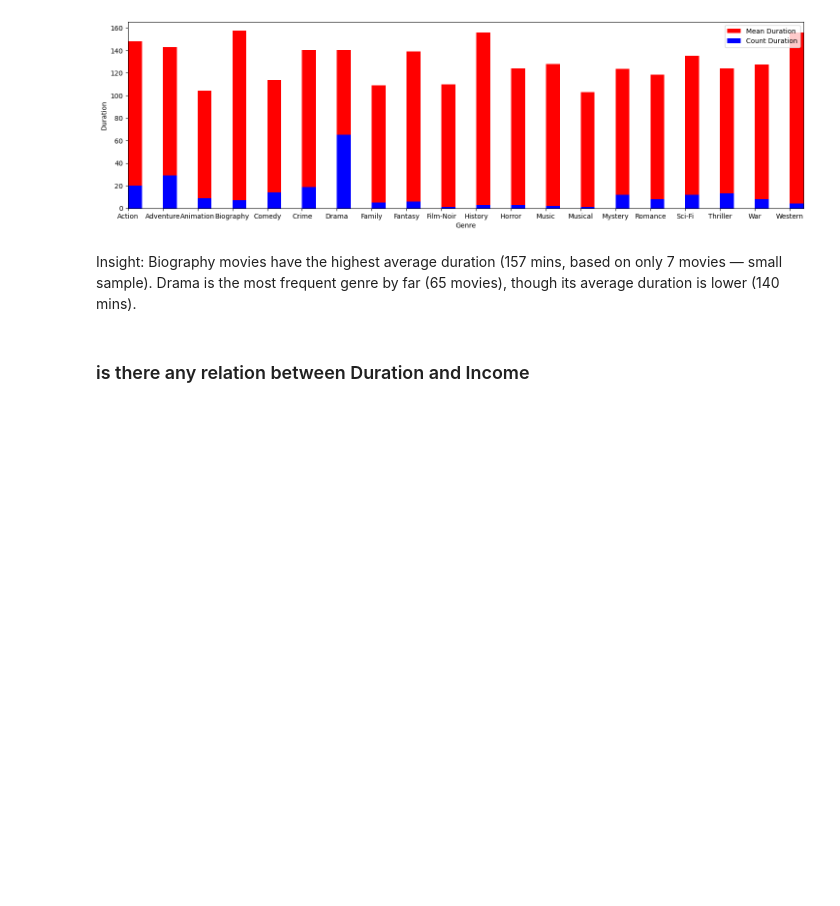
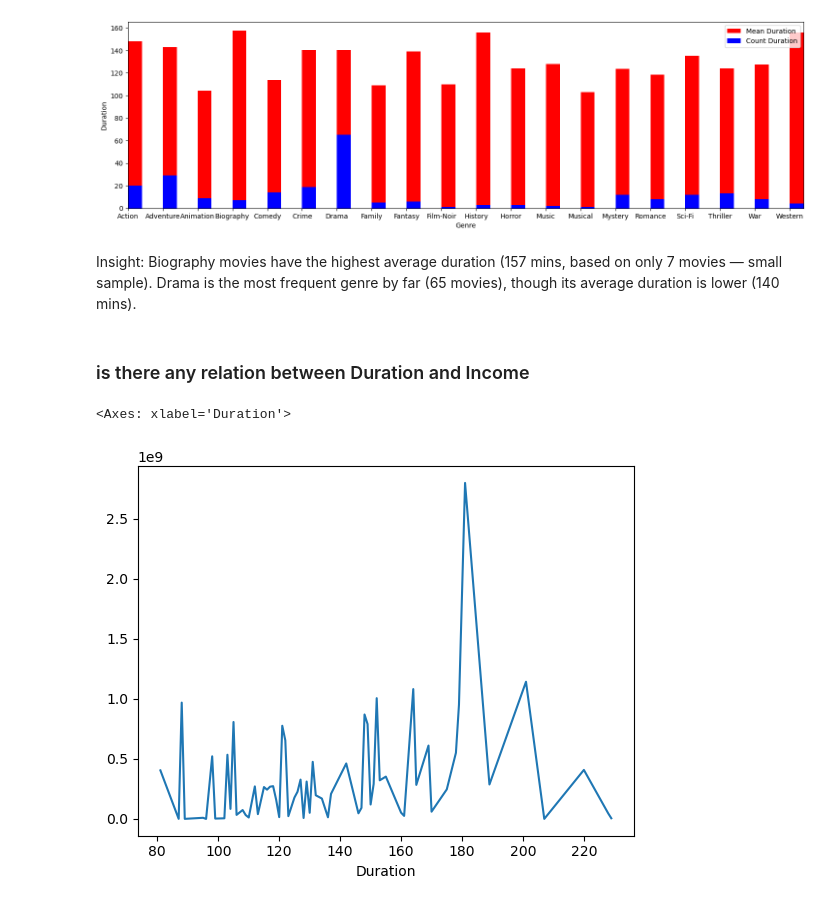
Before and after one commit to Sreesanth-e/EDA, a Jupyter notebook: IMDB/IMDB_EDA.ipynb, the cells around one changed output. Drawn from its saved outputs; the diff is of its cells as text; code cells hidden in the pictures; blank space fills up the shorter version.

```diff
--- a/IMDB/IMDB_EDA.ipynb
+++ b/IMDB/IMDB_EDA.ipynb
@@ -1199,5 +1197,8 @@ Insight: Biography movies have the highest average duration (157 mins, based on
 # %% [markdown]
 ### is there any relation between Duration and Income
 # %%
-genre_duration = exploded.groupby('Genre')['Duration'].agg(['mean','count'])
-genre_duration.plot(kind='bar')
+income_duration = exploded.groupby('Duration')['Income'].mean()
+income_duration.plot(kind='line')
+# %% [output]
+<Axes: xlabel='Duration'>
+[figure, added]
```
Also changed, not shown: parts of 23 cells of this notebook.
